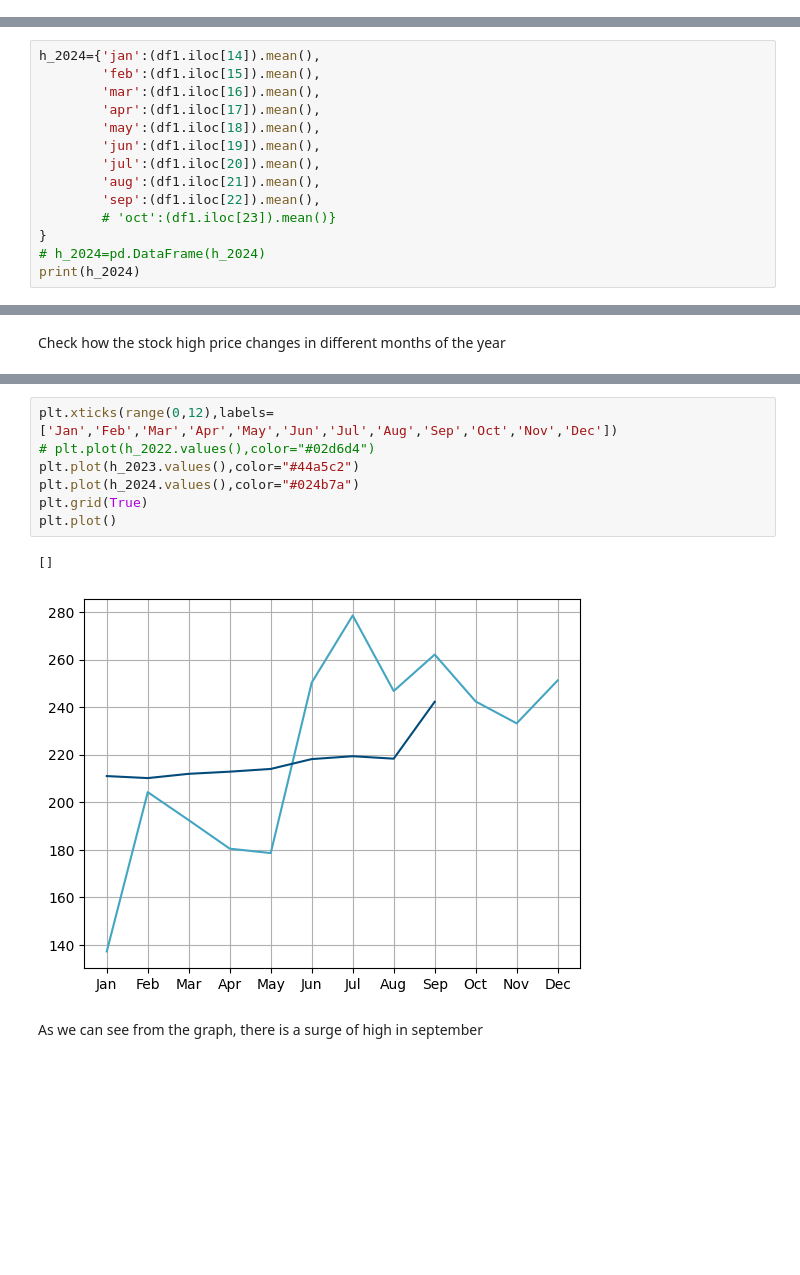
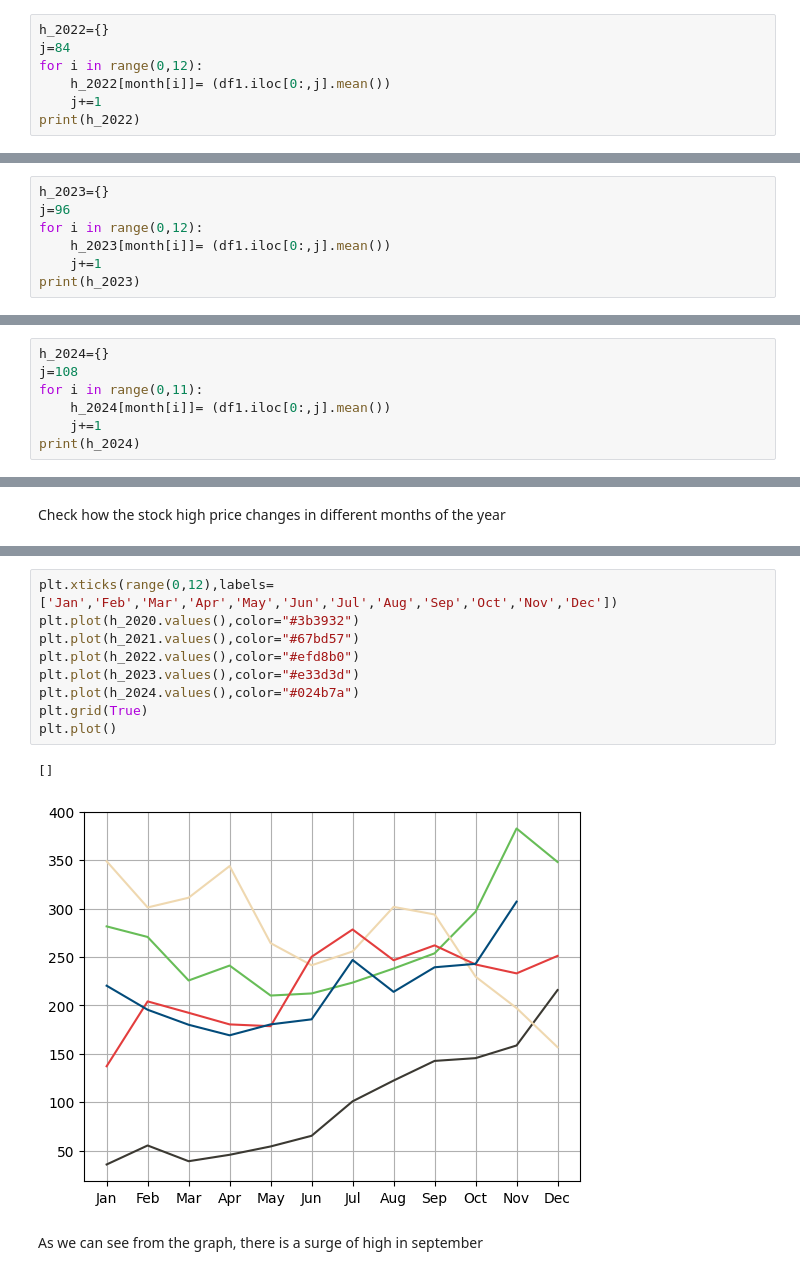
Before and after one commit to Partha-Suresh/XAI-Project, a Jupyter notebook: notebooks/Stock Regression/EDA stock regression.ipynb, the cells around one changed output, grey strips where cells are left out. Cells and saved outputs as stored; diff of their text form; blank space fills up the shorter version.

```diff
--- a/notebooks/Stock Regression/EDA stock regression.ipynb
+++ b/notebooks/Stock Regression/EDA stock regression.ipynb
@@ -56,0 +112,7 @@ print(h_2022)
+# %%
+h_2022={}
+j=84
+for i in range(0,12):
+    h_2022[month[i]]= (df1.iloc[0:,j].mean())
+    j+=1
+print(h_2022)
@@ -56,0 +121,7 @@ print(h_2022)
+# %%
+h_2023={}
+j=96
+for i in range(0,12):
+    h_2023[month[i]]= (df1.iloc[0:,j].mean())
+    j+=1
+print(h_2023)
@@ -56,0 +130,7 @@ print(h_2022)
+# %%
+h_2024={}
+j=108
+for i in range(0,11):
+    h_2024[month[i]]= (df1.iloc[0:,j].mean())
+    j+=1
+print(h_2024)
@@ -72,16 +154,2 @@ print(h_2023)
 # %% [output]
 {'jan': np.float64(137.243), 'feb': np.float64(204.2342105263158), 'mar': np.float64(192.46260869565214), 'apr': np.float64(180.47368421052633), 'may': np.float64(178.61863636363637), 'jun': np.float6 ...
-# %%
-h_2024={'jan':(df1.iloc[14]).mean(),
-        'feb':(df1.iloc[15]).mean(),
-        'mar':(df1.iloc[16]).mean(),
-        'apr':(df1.iloc[17]).mean(),
-        'may':(df1.iloc[18]).mean(),
-        'jun':(df1.iloc[19]).mean(),
-        'jul':(df1.iloc[20]).mean(),
-        'aug':(df1.iloc[21]).mean(),
-        'sep':(df1.iloc[22]).mean(),
-        # 'oct':(df1.iloc[23]).mean()}
-}
-# h_2024=pd.DataFrame(h_2024)
-print(h_2024)
@@ -92,13 +189,15 @@ Check how the stock high price changes in different months of the year
 # %%
 plt.xticks(range(0,12),labels=['Jan','Feb','Mar','Apr','May','Jun','Jul','Aug','Sep','Oct','Nov','Dec'])
-# plt.plot(h_2022.values(),color="#02d6d4")
-plt.plot(h_2023.values(),color="#44a5c2")
+plt.plot(h_2020.values(),color="#3b3932")
+plt.plot(h_2021.values(),color="#67bd57")
+plt.plot(h_2022.values(),color="#efd8b0")
+plt.plot(h_2023.values(),color="#e33d3d")
 plt.plot(h_2024.values(),color="#024b7a")
 plt.grid(True)
 plt.plot()
 # %% [output]
 []
-[figure, old version]
+[figure, new version]
 # %% [markdown]
 As we can see from the graph, there is a surge of high in september
 # %% [markdown]
```
Also changed, not shown: parts of 19 cells of this notebook, 2 other files.
